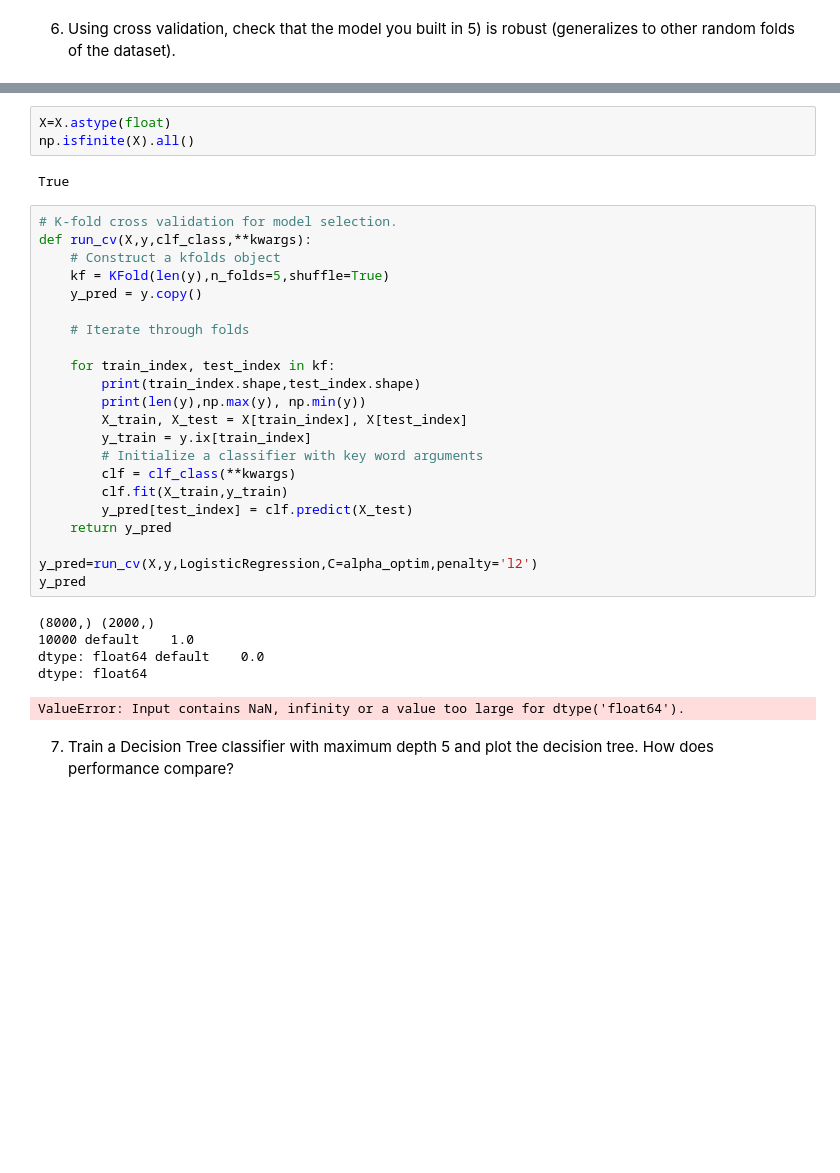
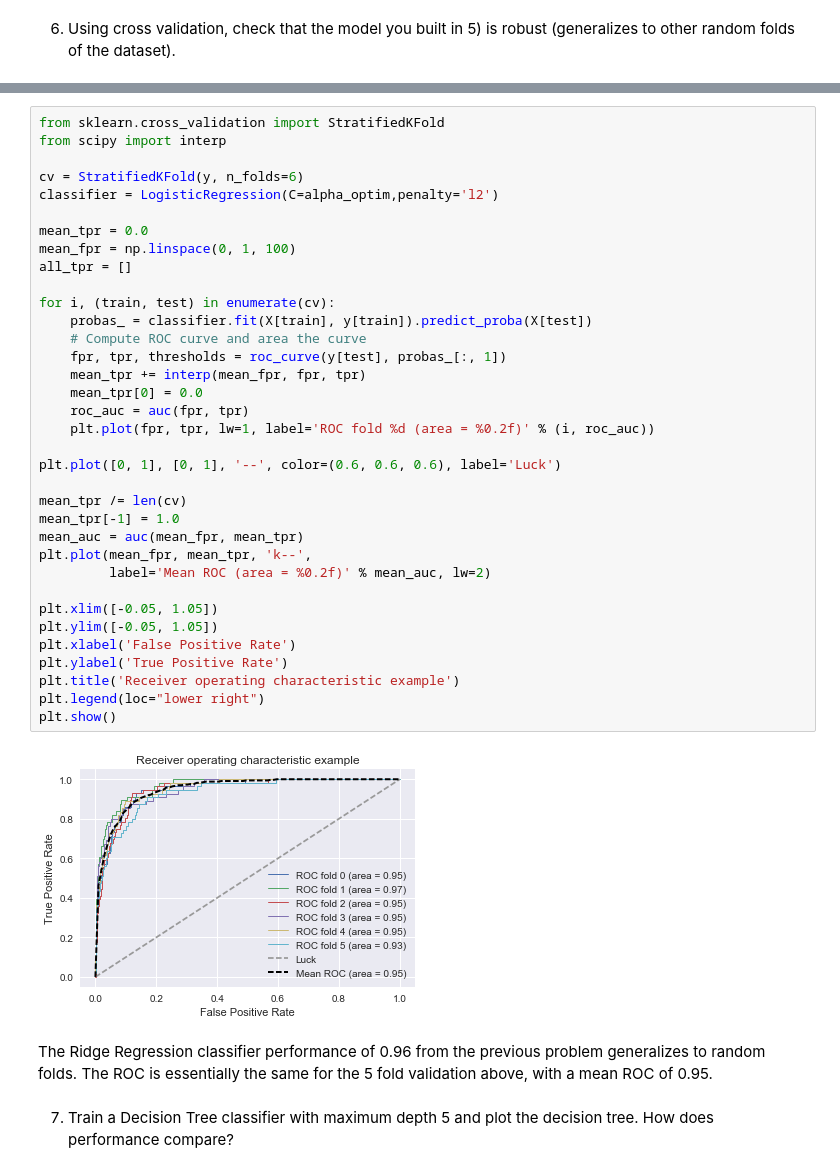
Before and after one commit to Columbia-Intro-Data-Science/python-introduction-bsoble, a Jupyter notebook: Homework3-ClassificationBJS.ipynb, the cells around one changed output, grey strips where cells are left out. Cells and saved outputs as stored; diff of their text form; blank space fills up the shorter version.

```diff
--- a/Homework3-ClassificationBJS.ipynb
+++ b/Homework3-ClassificationBJS.ipynb
@@ -288,36 +251,42 @@ IndexError: too many indices for array
-# %%
-X=X.astype(float)
-np.isfinite(X).all()
-# %% [output]
-True
-# %%
-# K-fold cross validation for model selection.
-def run_cv(X,y,clf_class,**kwargs):
-    # Construct a kfolds object
-    kf = KFold(len(y),n_folds=5,shuffle=True)
-    y_pred = y.copy()
-
-    # Iterate through folds
-
-    for train_index, test_index in kf:
-        print(train_index.shape,test_index.shape)
-        print(len(y),np.max(y), np.min(y))
-        X_train, X_test = X[train_index], X[test_index]
-        y_train = y.ix[train_index]
-        # Initialize a classifier with key word arguments
-        clf = clf_class(**kwargs)
-        clf.fit(X_train,y_train)
-        y_pred[test_index] = clf.predict(X_test)
-    return y_pred
-
-y_pred=run_cv(X,y,LogisticRegression,C=alpha_optim,penalty='l2')
-y_pred
-# %% [output]
-(8000,) (2000,)
-10000 default    1.0
-dtype: float64 default    0.0
-dtype: float64
-ValueError: Input contains NaN, infinity or a value too large for dtype('float64').
+# %%
+from sklearn.cross_validation import StratifiedKFold
+from scipy import interp
+
+cv = StratifiedKFold(y, n_folds=6)
+classifier = LogisticRegression(C=alpha_optim,penalty='l2')
+
+mean_tpr = 0.0
+mean_fpr = np.linspace(0, 1, 100)
+all_tpr = []
+
+for i, (train, test) in enumerate(cv):
+    probas_ = classifier.fit(X[train], y[train]).predict_proba(X[test])
+    # Compute ROC curve and area the curve
+    fpr, tpr, thresholds = roc_curve(y[test], probas_[:, 1])
+    mean_tpr += interp(mean_fpr, fpr, tpr)
+    mean_tpr[0] = 0.0
+    roc_auc = auc(fpr, tpr)
+    plt.plot(fpr, tpr, lw=1, label='ROC fold %d (area = %0.2f)' % (i, roc_auc))
+
+plt.plot([0, 1], [0, 1], '--', color=(0.6, 0.6, 0.6), label='Luck')
+
+mean_tpr /= len(cv)
+mean_tpr[-1] = 1.0
+mean_auc = auc(mean_fpr, mean_tpr)
+plt.plot(mean_fpr, mean_tpr, 'k--',
+         label='Mean ROC (area = %0.2f)' % mean_auc, lw=2)
+
+plt.xlim([-0.05, 1.05])
+plt.ylim([-0.05, 1.05])
+plt.xlabel('False Positive Rate')
+plt.ylabel('True Positive Rate')
+plt.title('Receiver operating characteristic example')
+plt.legend(loc="lower right")
+plt.show()
+# %% [output]
+[figure, added]
+# %% [markdown]
+The Ridge Regression classifier performance of 0.96 from the previous problem generalizes to random folds. The ROC is essentially the same for the 5 fold validation above, with a mean ROC of 0.95.
 # %% [markdown]
 7) Train a Decision Tree classifier with maximum depth 5 and plot the decision tree. How does performance compare?
 # %%
```
Also changed, not shown: parts of 15 cells of this notebook, 1 other file.
